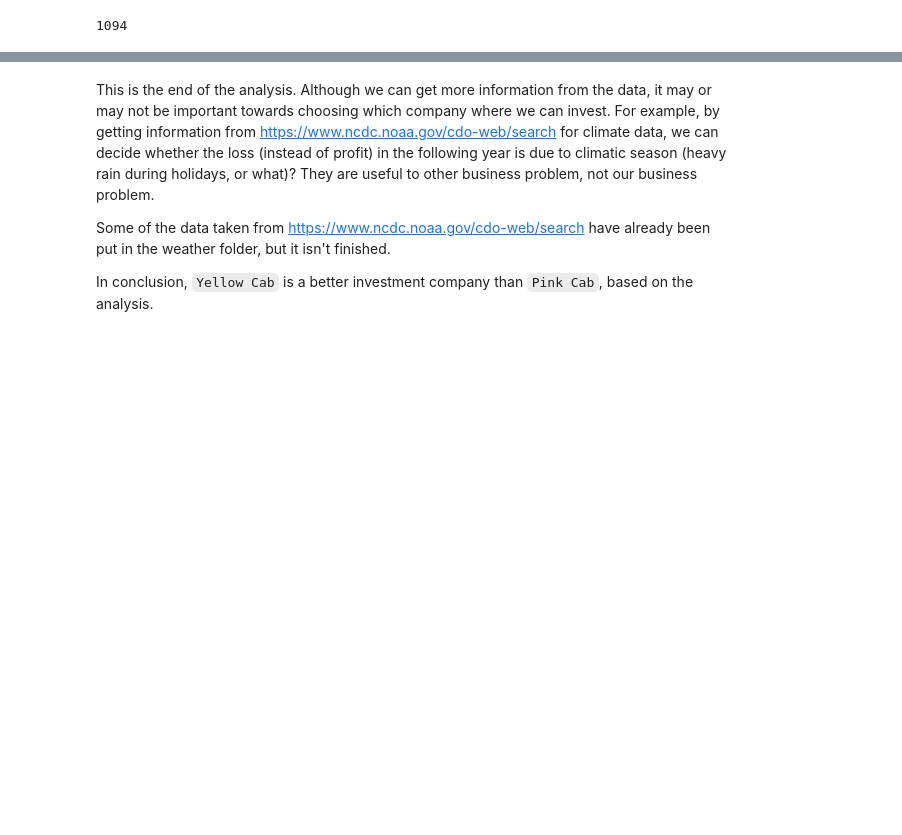
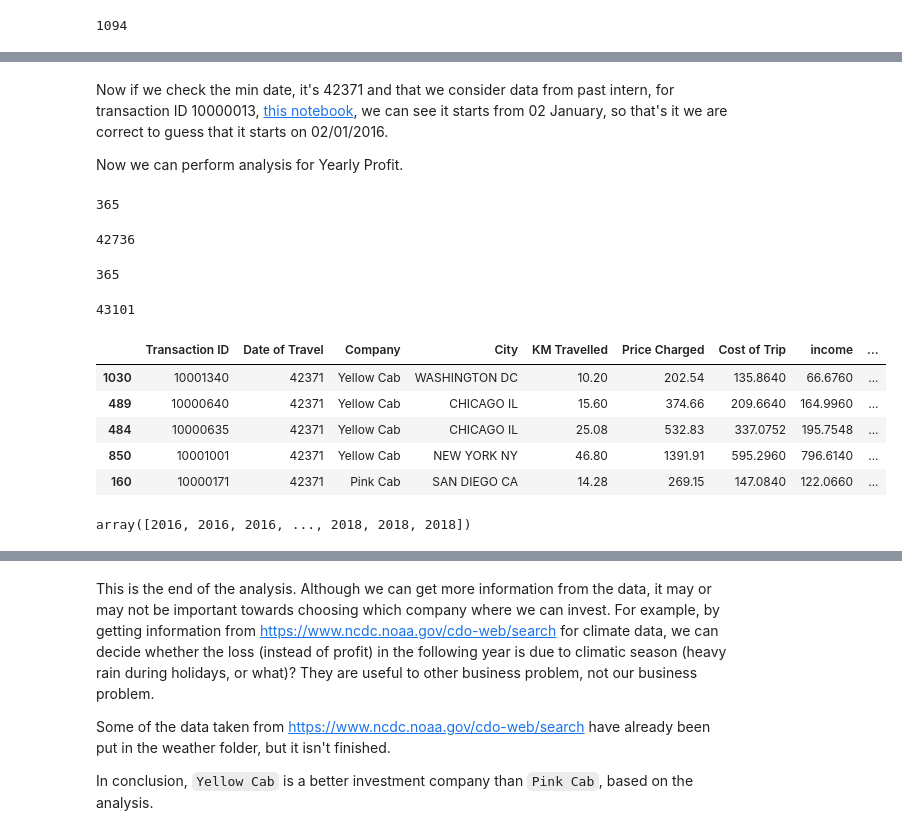
Before and after one commit to Wabinab/DataSets, a Jupyter notebook: discovery2.ipynb, the cells around one changed output, grey strips where cells are left out. Saved outputs shown, nothing was run; the diff lists cells and outputs as text; code cells hidden in the pictures; blank space fills up the shorter version.

```diff
--- a/discovery2.ipynb
+++ b/discovery2.ipynb
@@ -468,0 +478,47 @@ Now we want to classify which year it belongs to, but it seems like there are mi
+# %% [markdown]
+Now if we check the min date, it's 42371 and that we consider data from past intern, for transaction ID 10000013, [this notebook](https://github.com/Reeka611/G2M-insight-for-Cab-Investment-firm/blob/main/EDA%20%26%20Hypothesis%20Testing%20code.ipynb), we can see it starts from 02 January, so that's it we are correct to guess that it starts on 02/01/2016.
+
+Now we can perform analysis for Yearly Profit.
+# %%
+start_date = date(2016, 1, 2)
+(date(2017, 1, 1) - start_date).days
+# %% [output]
+365
+# %%
+# 01/01/2017
+42371 + 365
+# %% [output]
+42736
+# %%
+(date(2018, 1, 1) - date(2017, 1, 1)).days
+# %% [output]
+365
+# %%
+# 01/01/2018
+42371 + 365 + 365
+# %% [output]
+43101
+# %%
+dates_start = [42371, 42736, 43101]
+cab_tran_cus = cab_tran_cus.sort_values("Date of Travel")
+cab_tran_cus.head()
+# %% [output]
+|  | Transaction ID | Date of Travel | Company | City | KM Travelled | Price Charged | Cost of Trip | income | ... |
+| 1030 | 10001340 | 42371 | Yellow Cab | WASHINGTON DC | 10.20 | 202.54 | 135.8640 | 66.6760 | ... |
+| 489 | 10000640 | 42371 | Yellow Cab | CHICAGO IL | 15.60 | 374.66 | 209.6640 | 164.9960 | ... |
+| 484 | 10000635 | 42371 | Yellow Cab | CHICAGO IL | 25.08 | 532.83 | 337.0752 | 195.7548 | ... |
+| 850 | 10001001 | 42371 | Yellow Cab | NEW YORK NY | 46.80 | 1391.91 | 595.2960 | 796.6140 | ... |
+| 160 | 10000171 | 42371 | Pink Cab | SAN DIEGO CA | 14.28 | 269.15 | 147.0840 | 122.0660 | ... |
+# %%
+year = np.zeros((len(cab_tran_cus), ))
+temp = cab_tran_cus["Date of Travel"].to_numpy()
+year = np.where(temp < dates_start[1], 2016, 0)
+
+arr1 = temp >= dates_start[1]
+arr2 = temp < dates_start[2]
+year = np.where(np.logical_and(arr1, arr2), 2017, year)
+
+year = np.where(temp >= dates_start[2], 2018, year)
+year
+# %% [output]
+array([2016, 2016, 2016, ..., 2018, 2018, 2018])
```
Also changed, not shown: parts of 11 cells of this notebook, 1 other file.
